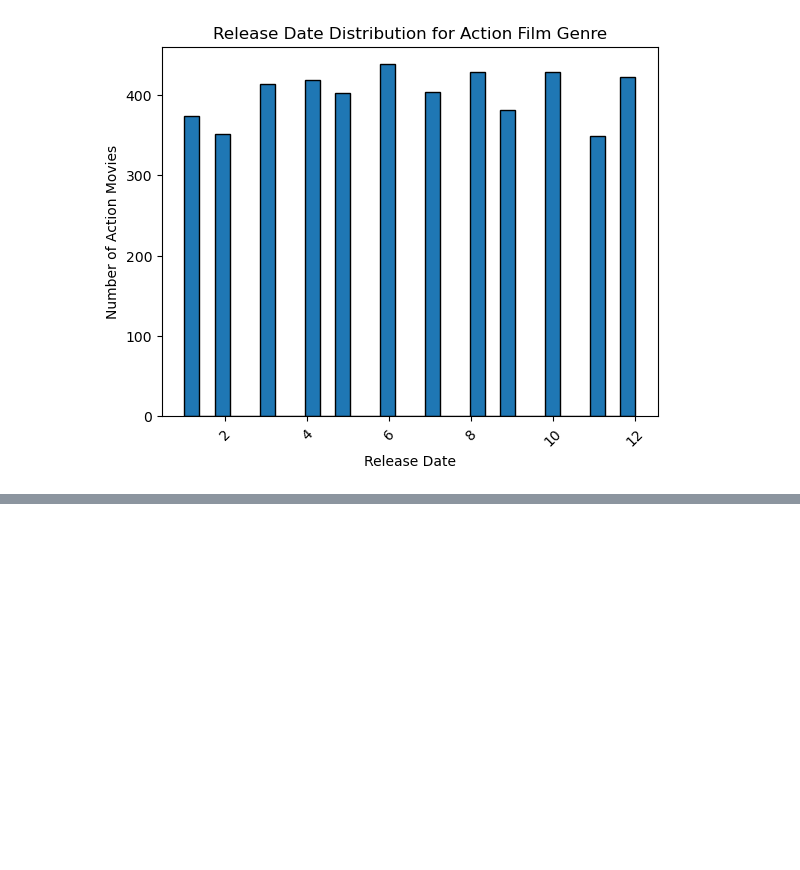
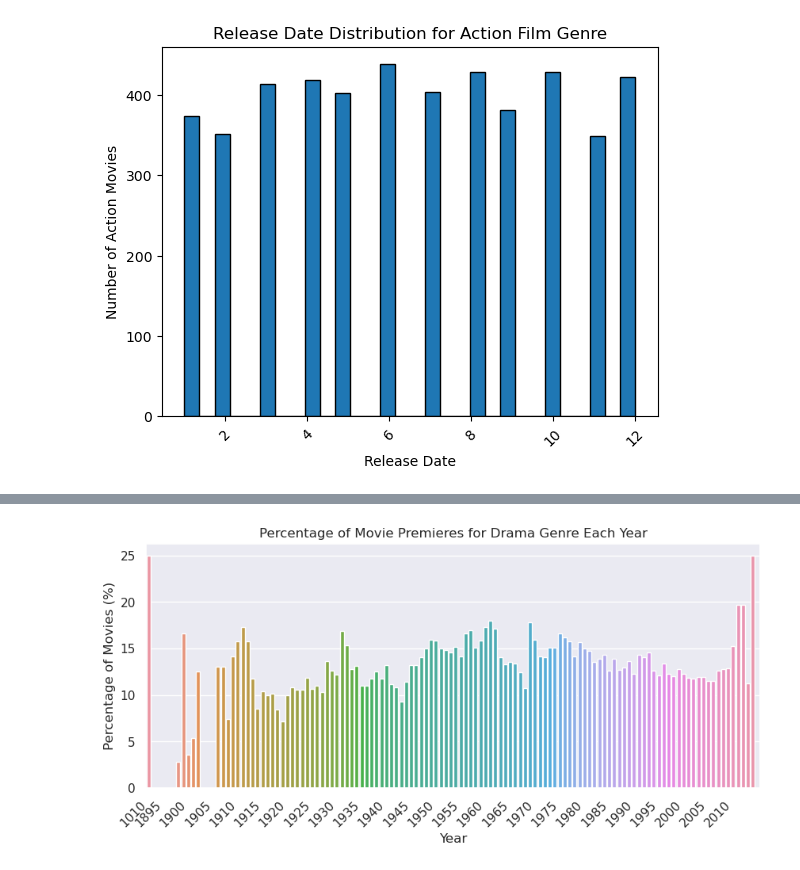
Before and after one commit to epfl-ada/ada-2023-project-deapdatadestroyers, a Jupyter notebook: data_movie_analysis.ipynb, the cells around one changed output, grey strips where cells are left out. Cells and saved outputs as stored; diff of their text form; code cells hidden in the pictures; blank space fills up the shorter version.

```diff
--- a/data_movie_analysis.ipynb
+++ b/data_movie_analysis.ipynb
@@ -228,0 +366,37 @@ plt.show()
+# %%
+def show_release_count_per_year_for_DF_normalized(df, genre):
+    df_genre = df.groupby('genres').get_group(genre).copy()
+
+    # Drop rows with missing values in the 'Year' column
+    df_genre.dropna(subset=['Year'], inplace=True)
+
+    # Count the number of movies released per year
+    year_count = df_genre.groupby("Year").count()['Name']
+
+    # Calculate the total number of movies released per year
+    total_movies_per_year = df.groupby("Year").count()['Name']
+
+    # Calculate the percentage of movies for each year
+    percentage_movies_per_year = (year_count / total_movies_per_year) * 100
+
+    # Plot the normalized bar chart
+    sbn.set(rc={'figure.figsize': (10, 4)})
+    ax = sbn.barplot(x=percentage_movies_per_year.index, y=percentage_movies_per_year.values)
+    plt.title(f'Percentage of Movie Premieres for {genre} Genre Each Year')
+    plt.xlabel('Year')
+    plt.ylabel('Percentage of Movies (%)')
+
+    plt.xticks(rotation=45, ha='right')
+    # Keep only the labels for every five year
+    labels = [item.get_text() for item in ax.get_xticklabels()]
+    ax.set_xticklabels([label if int(label) % 5 == 0 else '' for label in labels])
+
+
+    plt.show()
+# %%
+genre = 'Drama'
+genre_movie = df_group_genres.get_group(genre)
+
+show_release_count_per_year_for_DF_normalized(df_full_genres, genre)
+# %% [output]
+[figure, added]
```
Also changed, not shown: parts of 10 cells of this notebook.
